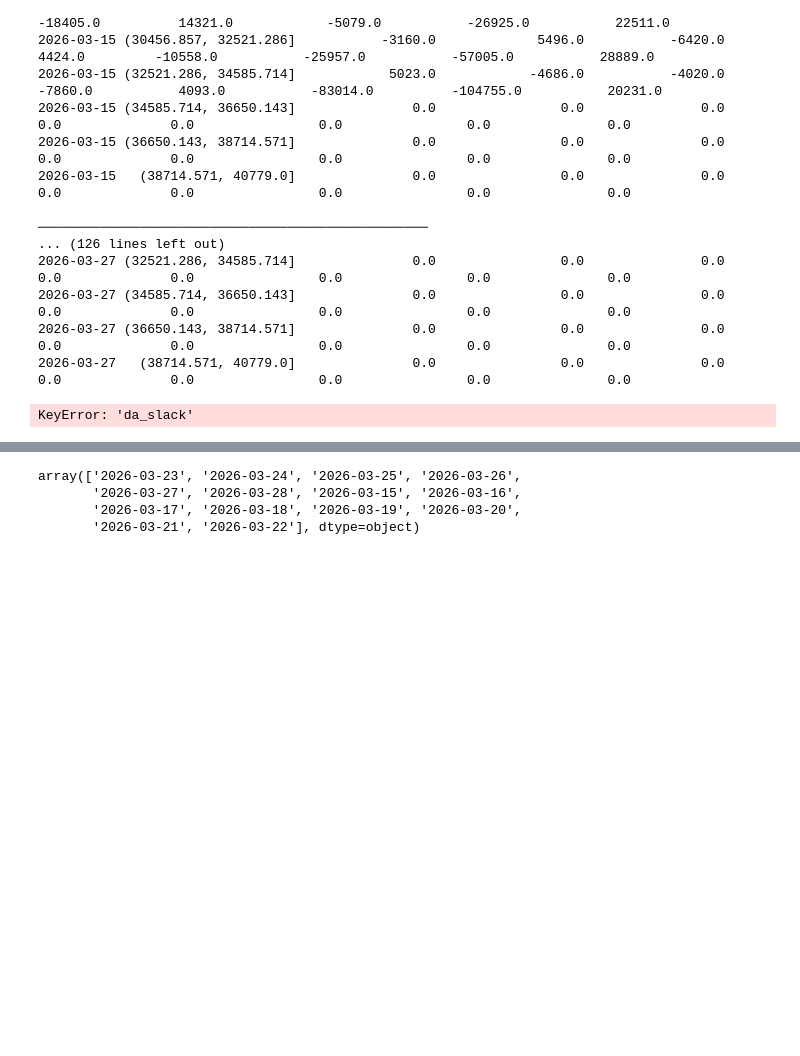
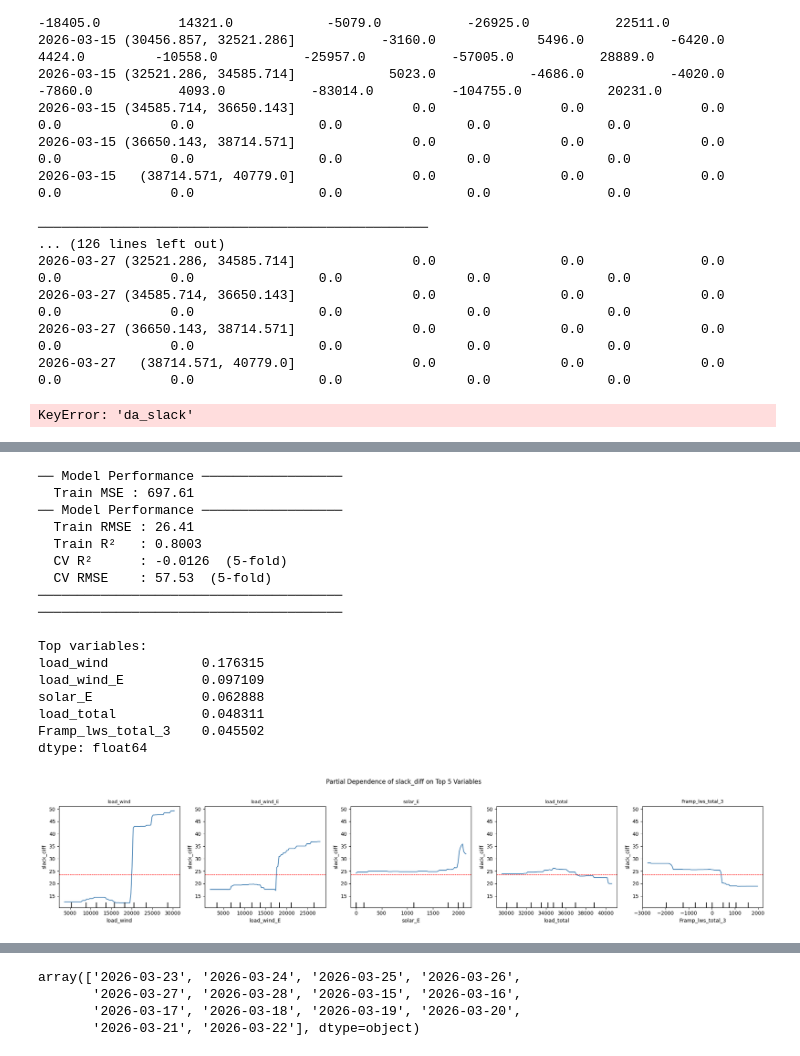
Before and after one commit to qingcheng-rgb/Qingcheng, a Jupyter notebook: QCTest/virtual_bid_simulation.ipynb, the cells around one changed output, grey strips where cells are left out. Saved outputs shown, nothing was run; the diff lists cells and outputs as text; code cells hidden in the pictures; blank space fills up the shorter version.

```diff
--- a/QCTest/virtual_bid_simulation.ipynb
+++ b/QCTest/virtual_bid_simulation.ipynb
@@ -1464,0 +2253,30 @@ KeyError: 'da_slack'
+# %%
+# price of node 636
+x_var = df_phy.columns.drop(['dt','hr']).tolist()
+df_price['slack_diff']= df_price['rt_slack'] - df_price['da_slack']
+df_price_636 = df_price[df_price['node_num']==636]
+df_price_636 = df_price_636[df_price_636['dt']>='2026-03-17']
+df_price_636.loc[df_price_636['slack_diff']>150,'slack_diff']=150
+df_price_636.loc[df_price_636['slack_diff']<=-150,'slack_diff']=-150
+rf_importance(df_price_636, x_var,'slack_diff')
+rf_pdp(df_price_636, x_var,'slack_diff')
+# lr_importance(df_price_636, x_var,'slack_diff')
+# %% [output]
+── Model Performance ──────────────────
+  Train MSE : 697.61
+── Model Performance ──────────────────
+  Train RMSE : 26.41
+  Train R²   : 0.8003
+  CV R²      : -0.0126  (5-fold)
+  CV RMSE    : 57.53  (5-fold)
+───────────────────────────────────────
+───────────────────────────────────────
+
+Top variables:
+load_wind            0.176315
+load_wind_E          0.097109
+solar_E              0.062888
+load_total           0.048311
+Framp_lws_total_3    0.045502
+dtype: float64
+[figure, added]
```
Also changed, not shown: parts of 26 cells of this notebook, 1 other file.
